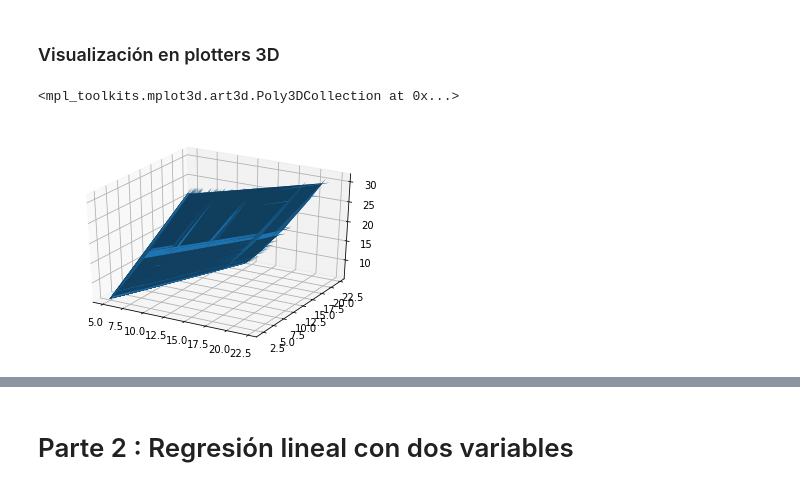
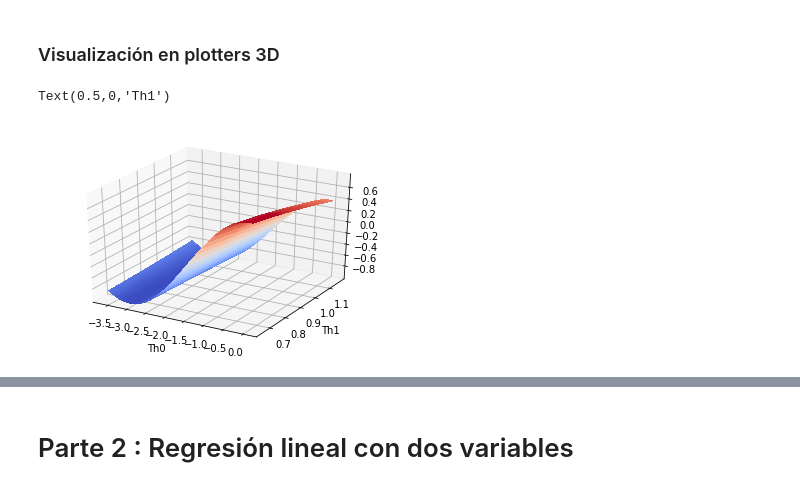
Before and after one commit to ivanfermena/Machine-Learning-Practice-1, a Jupyter notebook: Práctica 1 - Aprendizaje Automático y Big Data.ipynb, the cells around one changed output, grey strips where cells are left out. Saved outputs shown, nothing was run; the diff lists cells and outputs as text; code cells hidden in the pictures.

Commit message:
Correccion de plot de parte 1, estan bastante avanzados y entendidos pero no se ha conseguido poner como ejemplos de enunciado

```diff
--- a/Práctica 1 - Aprendizaje Automático y Big Data.ipynb
+++ b/Práctica 1 - Aprendizaje Automático y Big Data.ipynb
@@ -58,6 +58,8 @@ def cost_function(fun, th0, th1, m, x, y):
 # %%
 def gradient_descent(fun, th0, th1, m, x, y, lr=0.01, epochs=1500):
     cost = []
+    vc_th0 = []
+    vc_th1 = []
     curr_th0 = th0
     curr_th1 = th1
     for i in range(0, epochs):
@@ -67,8 +69,10 @@ def gradient_descent(fun, th0, th1, m, x, y, lr=0.01, epochs=1500):
         curr_th1 = new_th1
         epoch_cost = cost_function(fun, curr_th0, curr_th1, m, x, y)
         cost += [epoch_cost]
-        #print('It: {}, Cost: {}'.format(i, epoch_cost))
-    return curr_th0, curr_th1, cost
+        vc_th0 += [curr_th0]
+        vc_th1 += [curr_th1]
+        print('It: {}, Cost: {}'.format(i, epoch_cost))
+    return curr_th0, curr_th1, cost, vc_th0, vc_th1
 # %% [markdown]
 A continución se muestran las variables que se han usado para la gestión de la práctica, de este modo se pueden cambiar paramentros de las pruebas de forma comoda.
 # %%
@@ -84,6 +85,6 @@ print (m)
 # %% [markdown]
 Se aplican las funciones definidas previamente y se muestran los resultados para poder tomar unas conclusiones concretas. Se ejecuta la función de gradiente de descenso en nuestra función de hipótesis, además de toda la información necesaria gestionada y obtenida de nuestro conjunto de datos.
 # %%
-gd_th0, gd_th1, gd_cost = gradient_descent(hyphotesis_function, th0, th1, m, independent_data, dependent_data, lr)
+gd_th0, gd_th1, gd_cost, vc_gd_th0, vc_gd_th1 = gradient_descent(hyphotesis_function, th0, th1, m, independent_data, dependent_data, lr)
 print ('th0:{}, th1:{}, cost:{}'.format(gd_th0, gd_th1, gd_cost[-1]))
 # %% [output]
@@ -117,14 +138,14 @@ El resultado es una recta que se encuentra ajustada lo máximo posible para nues
 # %%
-from mpl_toolkits import mplot3d
+fig = plt.figure()
+ax = fig.gca(projection='3d')
 
-fig = plt.figure()
-ax = plt.axes(projection='3d')
+X, Y = np.meshgrid(vc_gd_th0, vc_gd_th1)
+R = np.sqrt(X**2 + Y**2)
+Z = np.cos(R)
 
-
-X, Y = np.meshgrid(independent_data,  hyphotesis_function(gd_th0, gd_th1, independent_data))
-Z = np.sqrt(X**2 + Y**2)
-
-ax.plot_surface(X, Y, Z)
+ax.plot_surface(X, Y, Z, cmap=cm.coolwarm, linewidth=0, antialiased=False)
+plt.xlabel('Th0')
+plt.ylabel('Th1')
 # %% [output]
-<mpl_toolkits.mplot3d.art3d.Poly3DCollection at 0x...>
+Text(0.5,0,'Th1')
-[figure, old version]
+[figure, new version]
```
Also changed, not shown: parts of 5 cells of this notebook.
